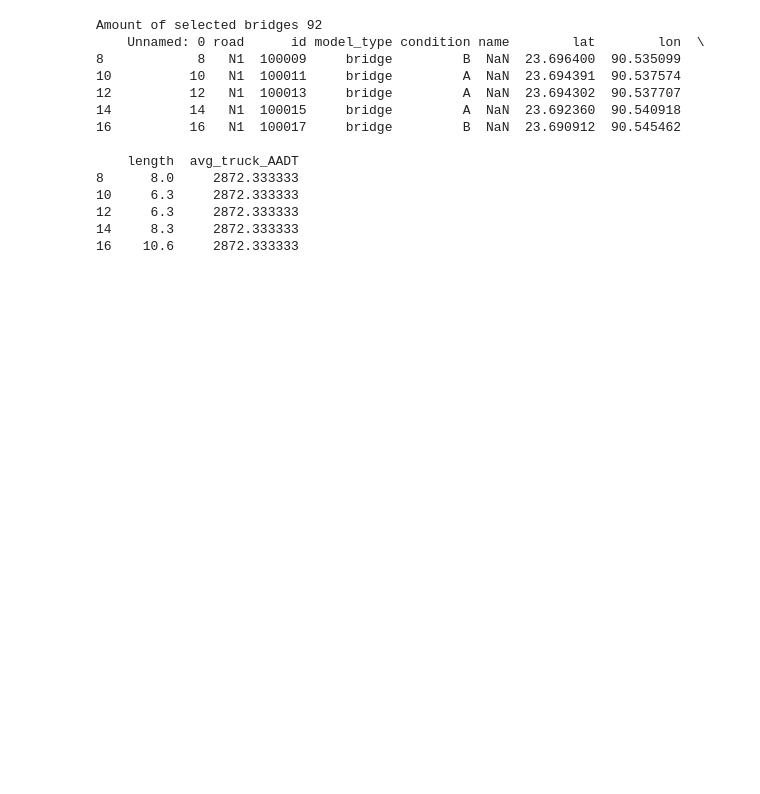
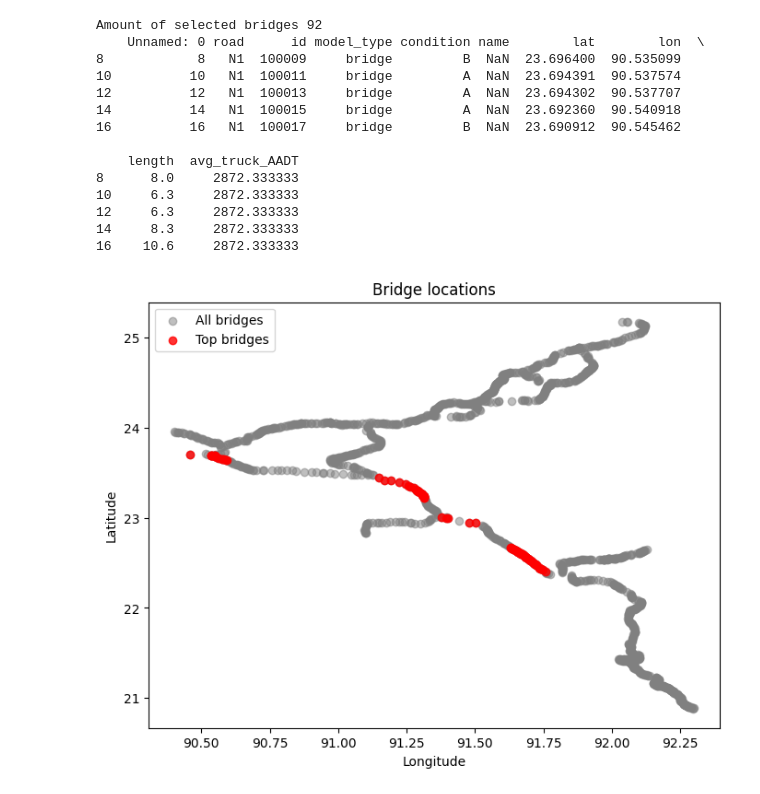
Before and after one commit to nielsvdd42/EPA133A-Advanced-Simulation-Group-1, a Jupyter notebook: EPA133a-G01-A4/notebook/5_Criticality lets goooo.ipynb, the cells around one changed output. Drawn from its saved outputs; the diff is of its cells as text; code cells hidden in the pictures; blank space fills up the shorter version.

```diff
--- a/EPA133a-G01-A4/notebook/5_Criticality lets goooo.ipynb
+++ b/EPA133a-G01-A4/notebook/5_Criticality lets goooo.ipynb
@@ -61,3 +61,20 @@ Amount of selected bridges 92
 12     6.3     2872.333333
 14     8.3     2872.333333
 16    10.6     2872.333333
+# %%
+plt.figure(figsize=(8, 6))
+
+plt.scatter(df_bridges['lon'], df_bridges['lat'],
+            color='gray', alpha=0.5, label='All bridges')
+
+plt.scatter(top_bridges['lon'], top_bridges['lat'],
+            color='red', alpha=0.8, label='Top bridges')
+
+plt.xlabel('Longitude')
+plt.ylabel('Latitude')
+plt.title('Bridge locations')
+plt.legend()
+
+plt.show()
+# %% [output]
+[figure, added]
```
Also changed, not shown: parts of 1 cell of this notebook.
